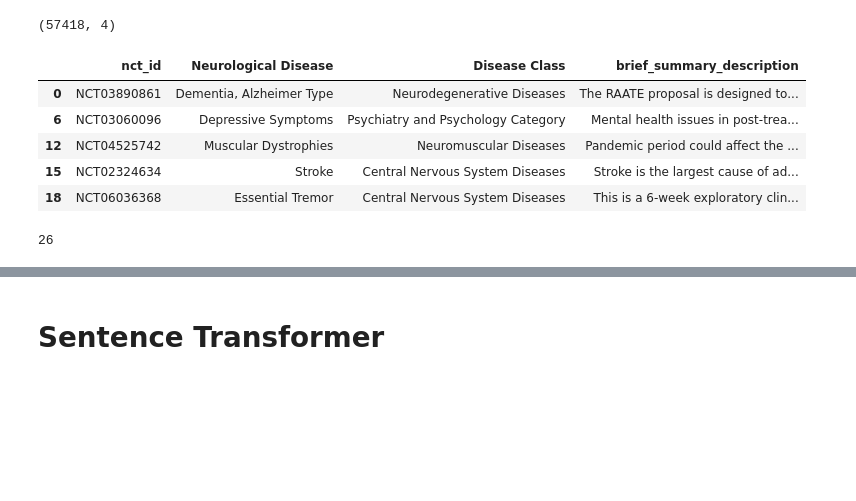
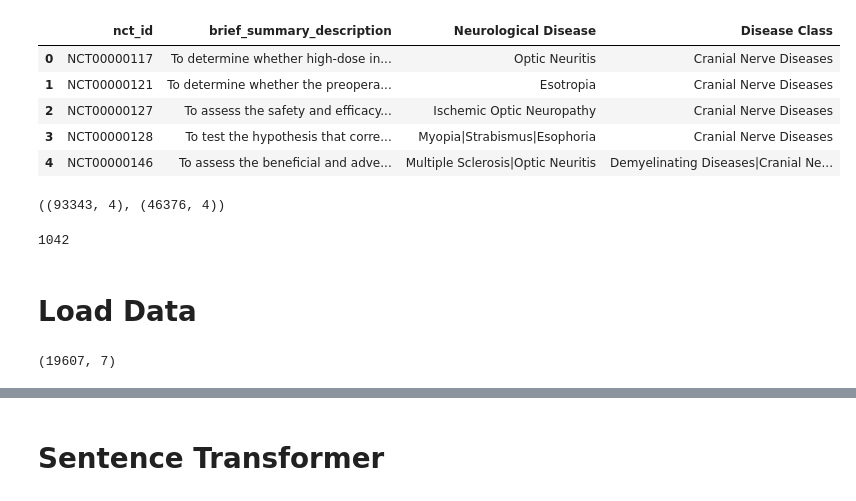
Before and after one commit to Ineichen-Group/NeuroTrialAnalysis, a Jupyter notebook: Trials_Description_Embeddings.ipynb, the cells around one changed output, grey strips where cells are left out. Saved outputs shown, nothing was run; the diff lists cells and outputs as text; code cells hidden in the pictures; blank space fills up the shorter version.

```diff
--- a/Trials_Description_Embeddings.ipynb
+++ b/Trials_Description_Embeddings.ipynb
@@ -7,20 +19,35 @@ from sentence_transformers import SentenceTransformer
 # %%
-df = pd.read_csv("data/combined_neuro_trials_with_interventions_20240313.csv")
-df = df[['nct_id', 'Neurological Disease', 'Disease Class', 'brief_summary_description']].drop_duplicates()
+df_raw = pd.read_csv("data/combined_neuro_trials_with_interventions_20240325.csv")
+df_raw = df_raw[['nct_id', 'Neurological Disease', 'Disease Class', 'brief_summary_description']].drop_duplicates()
+# %%
+# Group by 'nct_id' and 'brief_summary_description' and aggregate other columns
+df = df_raw.groupby(['nct_id', 'brief_summary_description']).agg({
+    'Neurological Disease': '|'.join,
+    'Disease Class': '|'.join
+}).reset_index()
+
+# Define a function to remove 'unknown' values
+def remove_unknown(value):
+    return '|'.join(filter(lambda x: x != 'unknown', value.split('|')))
+
+# Post-processing step to remove 'unknown' values from 'Disease Class'
+df['Disease Class'] = df['Disease Class'].apply(remove_unknown)
+
+df.head()
+# %% [output]
+|  | nct_id | brief_summary_description | Neurological Disease | Disease Class |
+| 0 | NCT00000117 | To determine whether high-dose in... | Optic Neuritis | Cranial Nerve Diseases |
+| 1 | NCT00000121 | To determine whether the preopera... | Esotropia | Cranial Nerve Diseases |
+| 2 | NCT00000127 | To assess the safety and efficacy... | Ischemic Optic Neuropathy | Cranial Nerve Diseases |
+| 3 | NCT00000128 | To test the hypothesis that corre... | Myopia|Strabismus|Esophoria | Cranial Nerve Diseases |
+| 4 | NCT00000146 | To assess the beneficial and adve... | Multiple Sclerosis|Optic Neuritis | Demyelinating Diseases|Cranial Ne... |
 # %%
-df.shape
+df_raw.shape, df.shape
 # %% [output]
-(57418, 4)
+((93343, 4), (46376, 4))
-# %%
-df.head()
-# %% [output]
-|  | nct_id | Neurological Disease | Disease Class | brief_summary_description |
-| 0 | NCT03890861 | Dementia, Alzheimer Type | Neurodegenerative Diseases | The RAATE proposal is designed to... |
-| 6 | NCT03060096 | Depressive Symptoms | Psychiatry and Psychology Category | Mental health issues in post-trea... |
-| 12 | NCT04525742 | Muscular Dystrophies | Neuromuscular Diseases | Pandemic period could affect the ... |
-| 15 | NCT02324634 | Stroke | Central Nervous System Diseases | Stroke is the largest cause of ad... |
-| 18 | NCT06036368 | Essential Tremor | Central Nervous System Diseases | This is a 6-week exploratory clin... |
 # %%
 len(set(df['Disease Class']))
 # %% [output]
-26
+1042
+# %% [markdown]
+# Load Data
@@ -26,0 +56,4 @@ len(set(df['Disease Class']))
+# %%
+df.shape
+# %% [output]
+(19607, 7)
```
Also changed, not shown: parts of 17 cells of this notebook, 3 other files.
